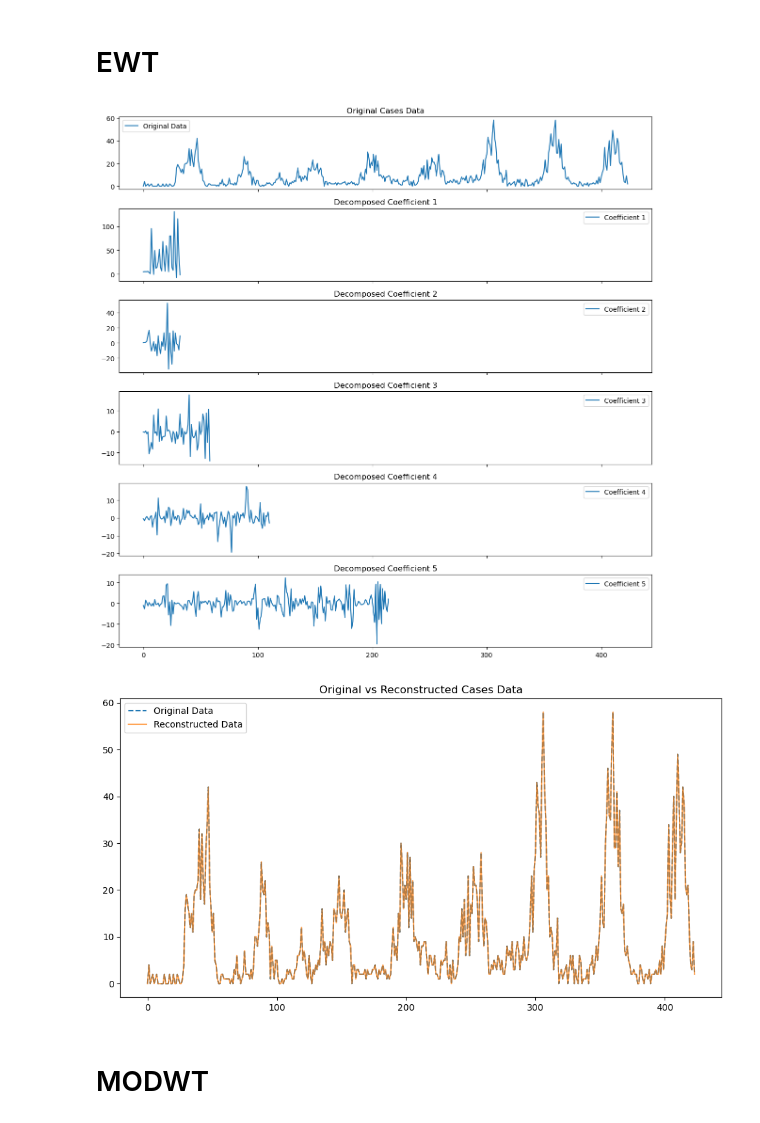
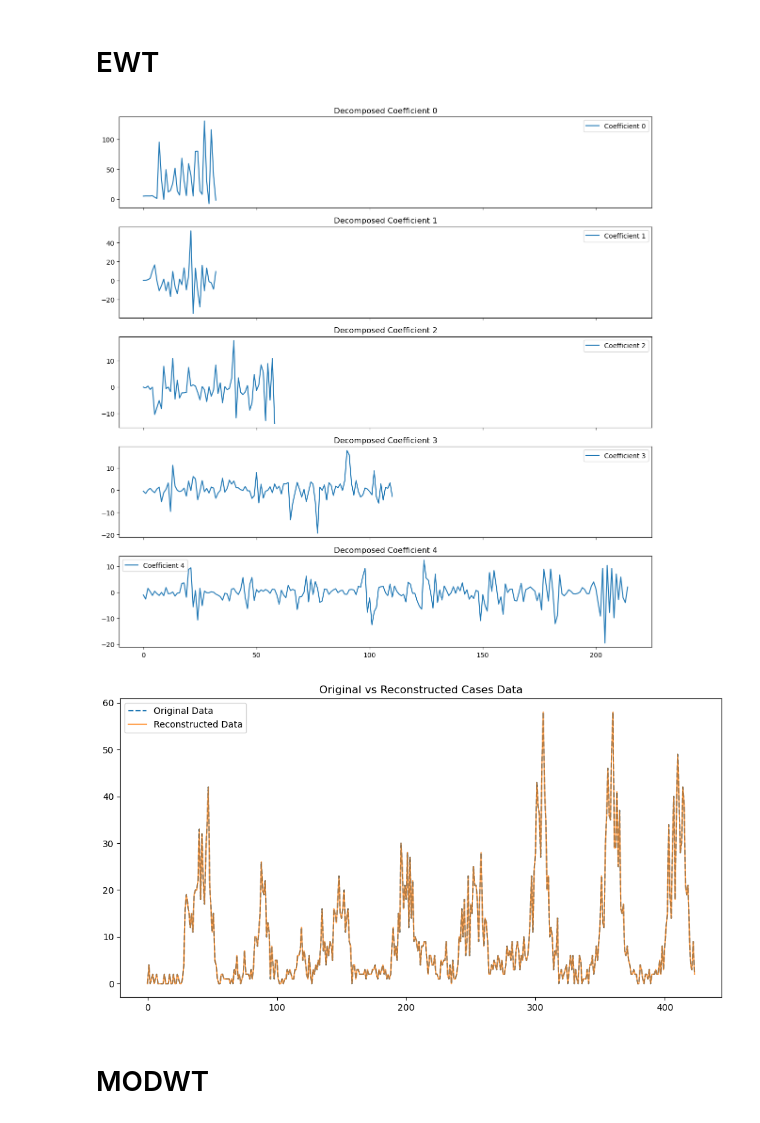
Before and after one commit to AmeyChoudhary/DPCN_Baby_Sharks, a Jupyter notebook: analysis.ipynb, the cells around one changed output. Saved outputs shown, nothing was run; the diff lists cells and outputs as text; code cells hidden in the pictures.

```diff
--- a/analysis.ipynb
+++ b/analysis.ipynb
@@ -220,42 +286,38 @@ plt.show()
 
 # Perform the wavelet decomposition using PyWavelets
 import pywt
 
 
 cases_data = dengue_data['Cases'].values
 
 coeffs = pywt.wavedec(cases_data, wavelet='db4', level=4)
 
 # Plot the original and decomposed components
-fig, axs = plt.subplots(len(coeffs)+1, 1, figsize=(12, 12), sharex=True)
+fig, axs = plt.subplots(len(coeffs), 1, figsize=(12, 12), sharex=True)
 
-# Original data
-axs[0].plot(cases_data, label='Original Data')
-axs[0].set_title('Original Cases Data')
-axs[0].legend()
 
 # Decomposed components
 for i, coeff in enumerate(coeffs):
-    axs[i+1].plot(coeff, label=f'Coefficient {i+1}')
-    axs[i+1].set_title(f'Decomposed Coefficient {i+1}')
-    axs[i+1].legend()
+    axs[i].plot(coeff, label=f'Coefficient {i}')
+    axs[i].set_title(f'Decomposed Coefficient {i}')
+    axs[i].legend()
 
 plt.tight_layout()
 plt.show()
 
 
 # Reconstruct the signal from the coefficients
 reconstructed_signal = pywt.waverec(coeffs, wavelet='db4')
 
 # Plot original vs reconstructed signal
 plt.figure(figsize=(12, 6))
 plt.plot(cases_data, label='Original Data', linestyle='--')
 plt.plot(reconstructed_signal, label='Reconstructed Data', alpha=0.7)
 plt.title('Original vs Reconstructed Cases Data')
 plt.legend()
 plt.show()
 # %% [output]
-[figure, old version]
+[figure, new version]
 [figure]
 # %% [markdown]
 # MODWT
```
Also changed, not shown: parts of 2 cells of this notebook, 1 other file.
